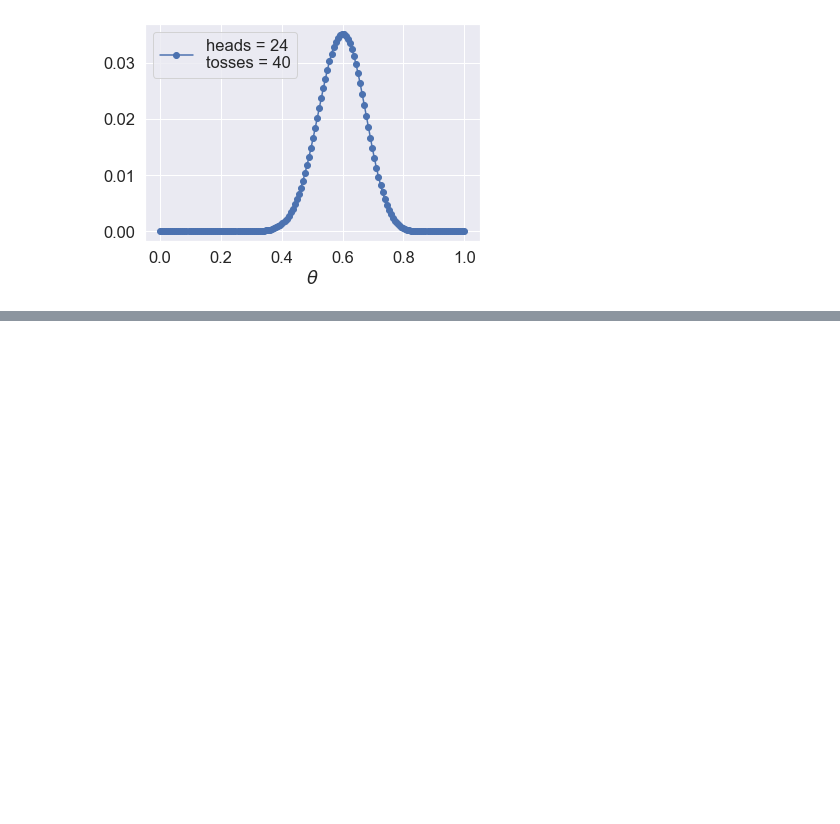
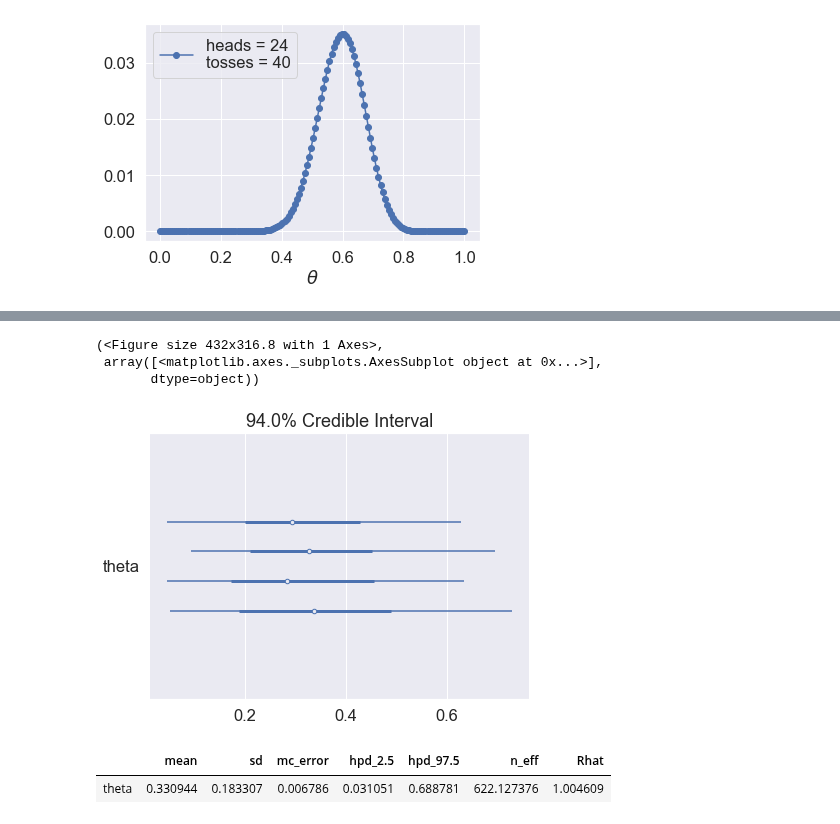
Before and after one commit to balarsen/pymc_learning, a Jupyter notebook: BayesianAnalysisWithPython/Coin Flip.ipynb, the cells around one changed output, grey strips where cells are left out. Cells and saved outputs as stored; diff of their text form; code cells hidden in the pictures; blank space fills up the shorter version.

```diff
--- a/BayesianAnalysisWithPython/Coin Flip.ipynb
+++ b/BayesianAnalysisWithPython/Coin Flip.ipynb
@@ -103,0 +152,12 @@ plt.legend(loc=0)
+# %%
+pm.forestplot(chain)
+# %% [output]
+(<Figure size 432x316.8 with 1 Axes>,
+ array([<matplotlib.axes._subplots.AxesSubplot object at 0x...>],
+       dtype=object))
+[figure, added]
+# %%
+pm.summary(trace)
+# %% [output]
+|  | mean | sd | mc_error | hpd_2.5 | hpd_97.5 | n_eff | Rhat |
+| theta | 0.330944 | 0.183307 | 0.006786 | 0.031051 | 0.688781 | 622.127376 | 1.004609 |
```
Also changed, not shown: parts of 37 cells of this notebook.
